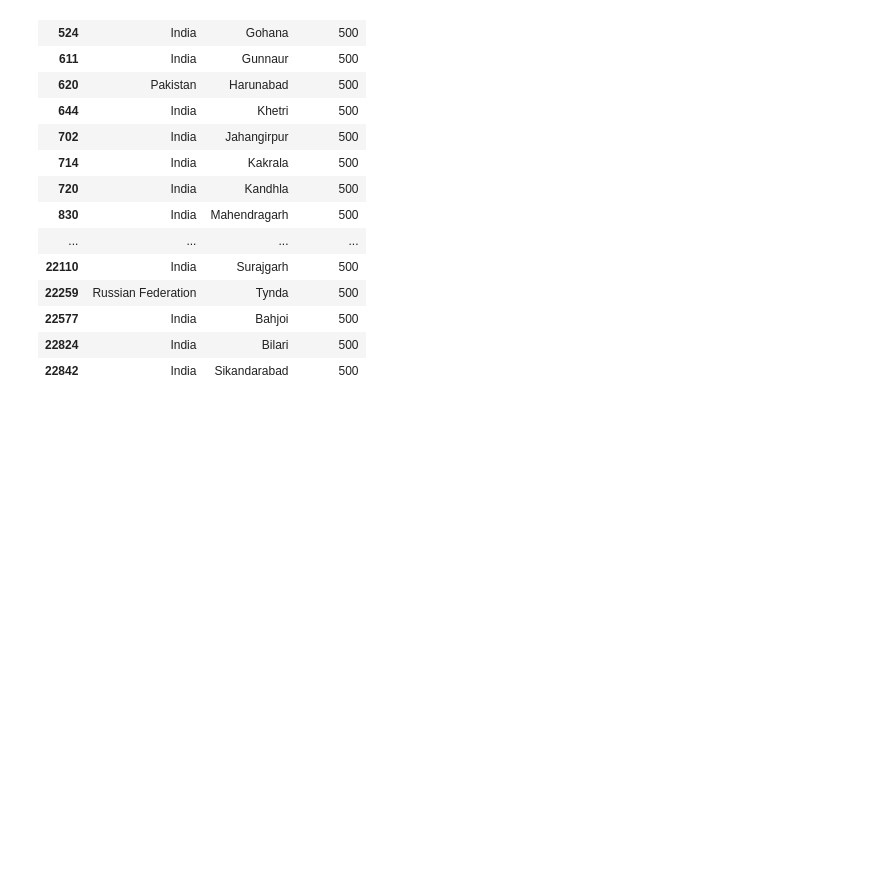
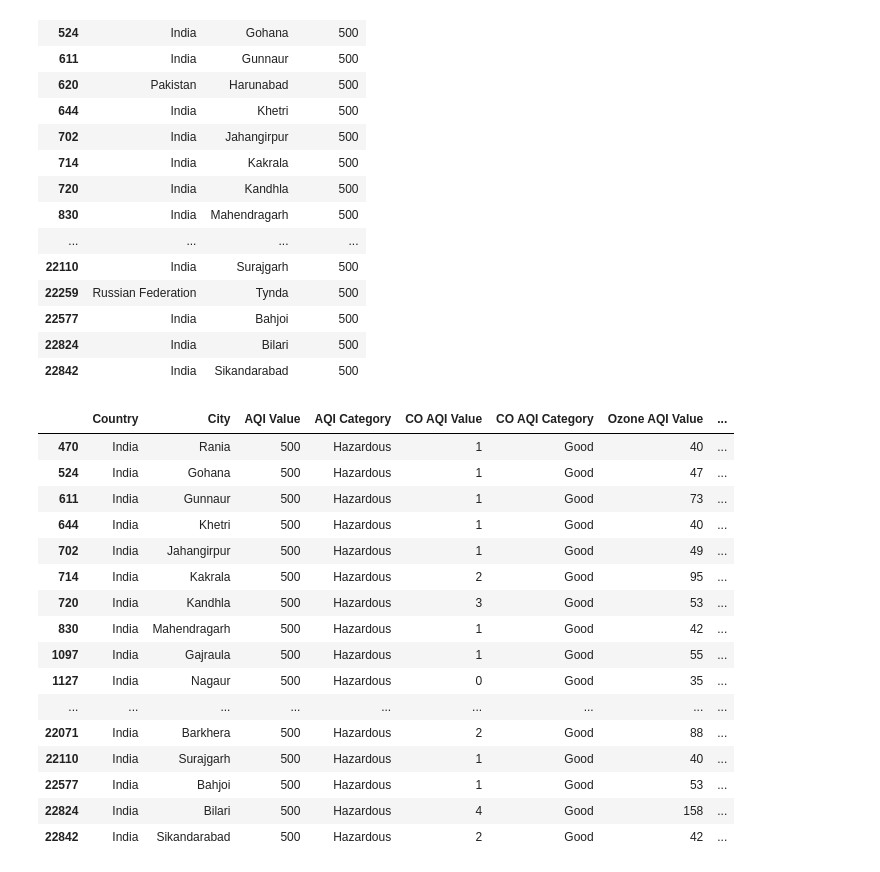
Before and after one commit to aroshacdX/msc-project-individual, a Jupyter notebook: AirPollutionAnalysis.ipynb, the cells around one changed output. Cells and saved outputs as stored; diff of their text form; code cells hidden in the pictures; blank space fills up the shorter version.

Commit message:
Display high AQI values in india

```diff
--- a/AirPollutionAnalysis.ipynb
+++ b/AirPollutionAnalysis.ipynb
@@ -266,3 +266,24 @@ pollution_df[pollution_df['AQI Value'] == 500][['Country', 'City', 'AQI Value']]
 | 22577 | India | Bahjoi | 500 |
 | 22824 | India | Bilari | 500 |
 | 22842 | India | Sikandarabad | 500 |
+# %%
+#display high aqi values in india
+pollution_df[(pollution_df['Country'] == 'India') & (pollution_df['AQI Value'] == 500)].style.set_table_attributes('style="max-height:300px; overflow-y:scroll; display:inline-block;"')
+# %% [output]
+|  | Country | City | AQI Value | AQI Category | CO AQI Value | CO AQI Category | Ozone AQI Value | ... |
+| 470 | India | Rania | 500 | Hazardous | 1 | Good | 40 | ... |
+| 524 | India | Gohana | 500 | Hazardous | 1 | Good | 47 | ... |
+| 611 | India | Gunnaur | 500 | Hazardous | 1 | Good | 73 | ... |
+| 644 | India | Khetri | 500 | Hazardous | 1 | Good | 40 | ... |
+| 702 | India | Jahangirpur | 500 | Hazardous | 1 | Good | 49 | ... |
+| 714 | India | Kakrala | 500 | Hazardous | 2 | Good | 95 | ... |
+| 720 | India | Kandhla | 500 | Hazardous | 3 | Good | 53 | ... |
+| 830 | India | Mahendragarh | 500 | Hazardous | 1 | Good | 42 | ... |
+| 1097 | India | Gajraula | 500 | Hazardous | 1 | Good | 55 | ... |
+| 1127 | India | Nagaur | 500 | Hazardous | 0 | Good | 35 | ... |
+| ... | ... | ... | ... | ... | ... | ... | ... | ... |
+| 22071 | India | Barkhera | 500 | Hazardous | 2 | Good | 88 | ... |
+| 22110 | India | Surajgarh | 500 | Hazardous | 1 | Good | 40 | ... |
+| 22577 | India | Bahjoi | 500 | Hazardous | 1 | Good | 53 | ... |
+| 22824 | India | Bilari | 500 | Hazardous | 4 | Good | 158 | ... |
+| 22842 | India | Sikandarabad | 500 | Hazardous | 2 | Good | 42 | ... |
```
